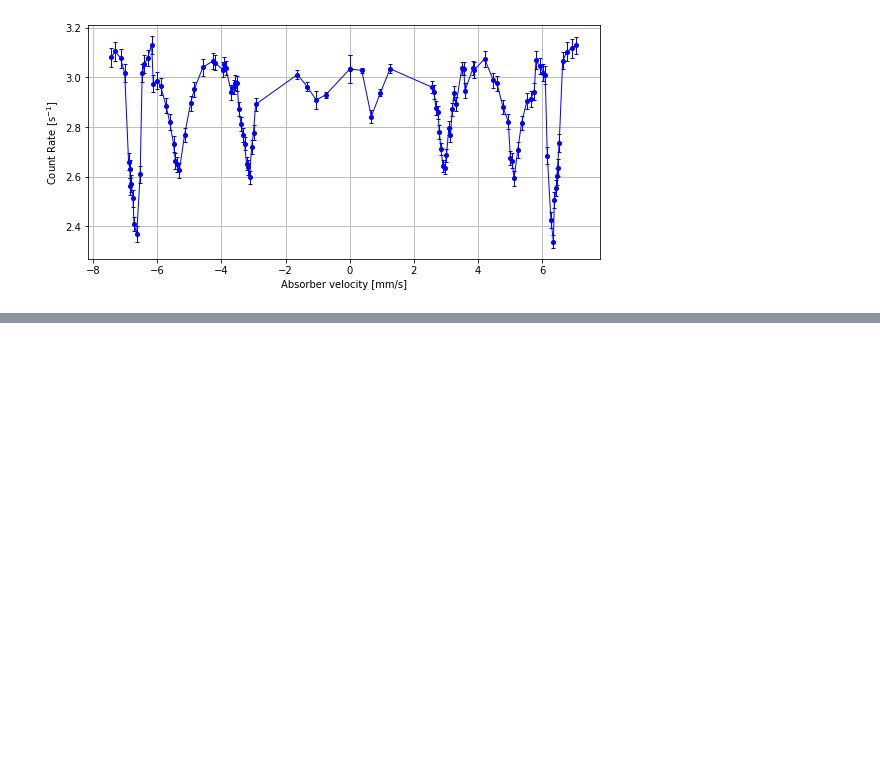
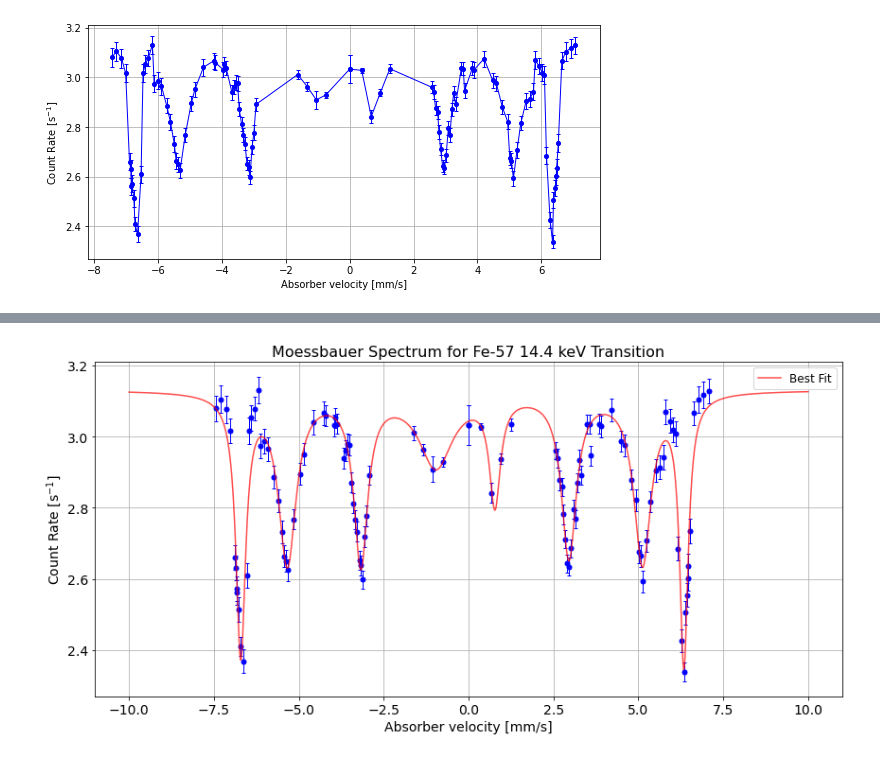
Before and after one commit to tesla1900/advanced-lab-course, a Jupyter notebook: moessbauer/moess_analysis.ipynb, the cells around one changed output, grey strips where cells are left out. Cells and saved outputs as stored; diff of their text form; code cells hidden in the pictures; blank space fills up the shorter version.

```diff
--- a/moessbauer/moess_analysis.ipynb
+++ b/moessbauer/moess_analysis.ipynb
@@ -323,0 +242,43 @@ for i, moess_data in enumerate(moess_datas[:1]):
+# %%
+# function for plotting the best fit values
+# somehow lmfit doesnt allow plotting best fit with smoother x-values
+def multi_lorentzian(x, params, Npeaks=8):
+    '''
+    Combination of Lorentzian functions.
+    params contain dictionary of each parameter
+    '''
+    offset = params["a"]
+    lor_params = []
+
+    for i in range(Npeaks):
+        prefix = "l{0}_".format(i)
+        lor_param = params[prefix+"x0"], params[prefix+"A"], params[prefix+"gamma"]
+        lor_params.append(lor_param)
+
+    # sum over 0th axis since we sum over each lorentzian, not over x-values
+    return offset + np.sum([lorentzian(x, *lor_param) for lor_param in lor_params], axis=0)
+
+# perform fit
+out = multi_lor.fit(count_rate, pars, x=vel, weights=1./count_rate_err**2.)
+
+# evaluate best fit from obtained parameters
+params_dict = out.best_values
+vel_fit = np.linspace(-10, 10, 1000)
+best_fit = multi_lorentzian(vel_fit, params_dict)
+
+# plot
+fig, ax = plt.subplots(figsize=(12,6), tight_layout=True)
+ax.errorbar(vel, count_rate, yerr=count_rate_err, xerr=vel_err, marker="o", ls="", lw=1.0, ms=5.0, color="b", capsize=2.0)
+ax.plot(vel_fit, best_fit, label="Best Fit", color="r", zorder=3, alpha=0.7)
+ax.legend(prop={"size":12})
+ax.set_xlabel("Absorber velocity [mm/s]", fontsize=14)
+ax.set_ylabel("Count Rate [s$^{{-1}}$]", fontsize=14)
+ax.set_title("Moessbauer Spectrum for Fe-57 14.4 keV Transition", fontsize=16)
+ax.grid()
+
+ax.tick_params(axis='both', which='major', labelsize=14)
+ax.tick_params(axis='both', which='minor', labelsize=14)
+
+plt.savefig(os.path.join(figure_path, "moess_spect.png"), dpi=300)
+# %% [output]
+[figure, added]
```
Also changed, not shown: parts of 10 cells of this notebook, 4 other files.
